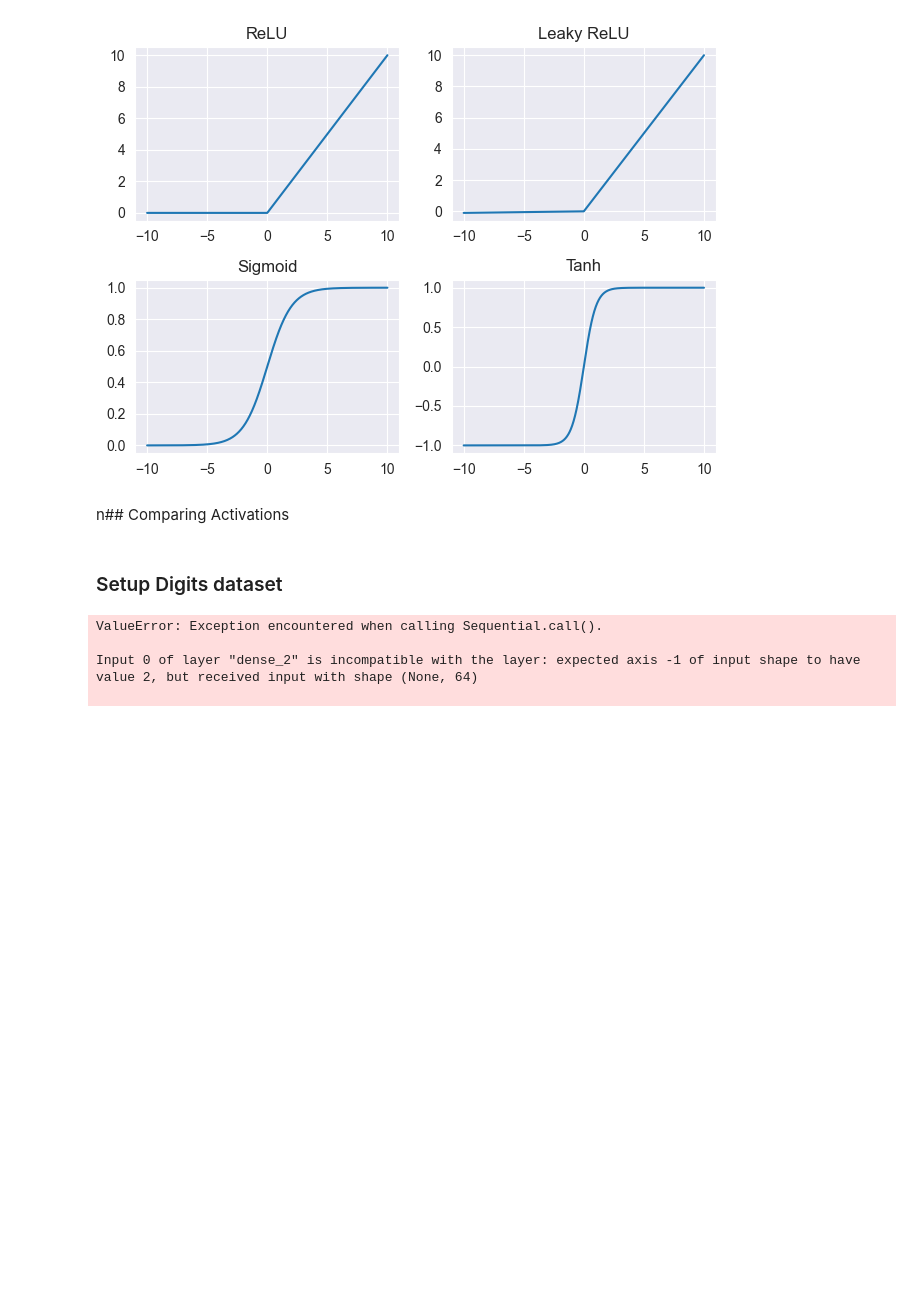
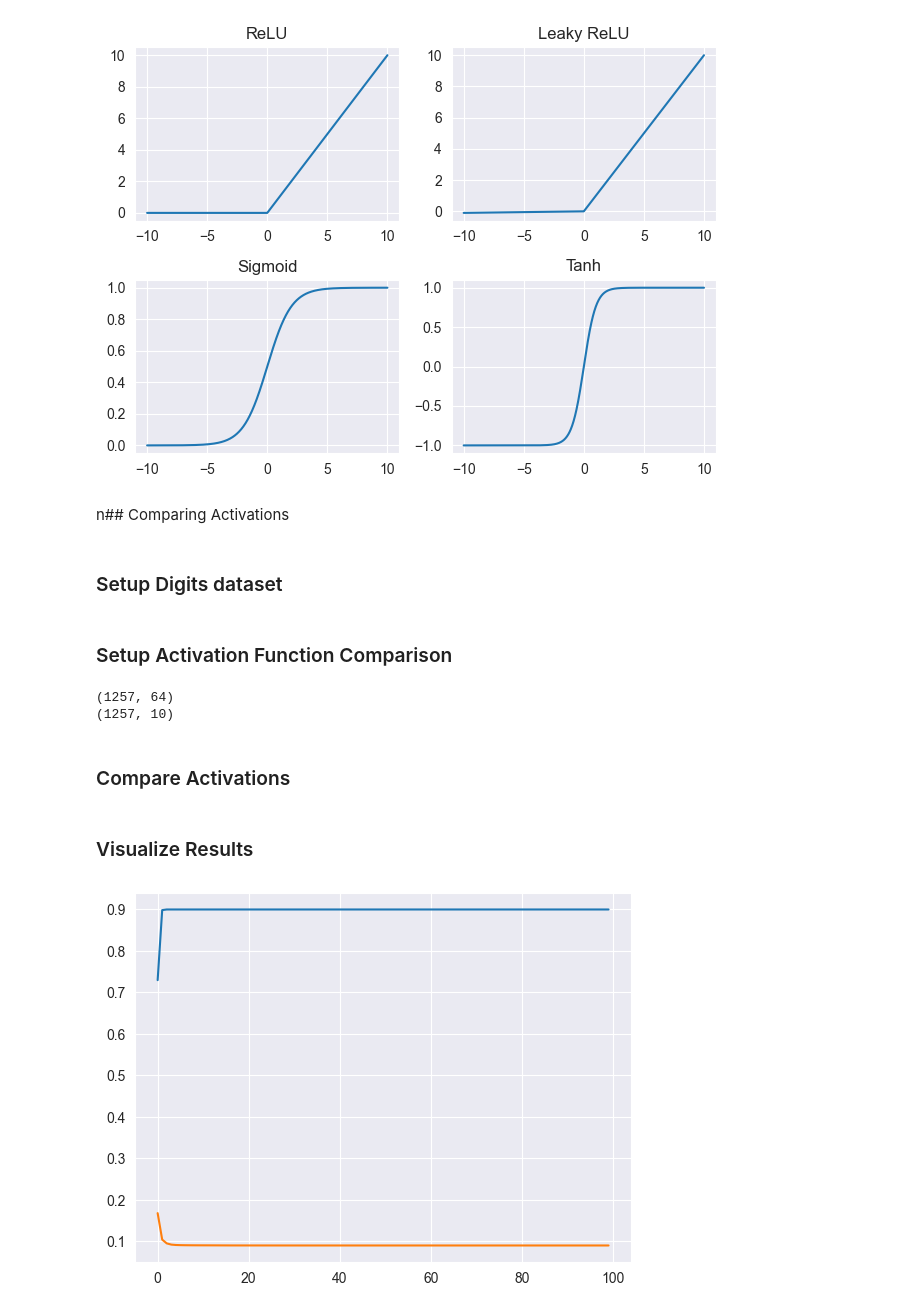
Before and after one commit to bodhichristian/notebooks, a Jupyter notebook: ml/deep_learning/activation_functions.ipynb, the cells around one changed output. Saved outputs shown, nothing was run; the diff lists cells and outputs as text; code cells hidden in the pictures; blank space fills up the shorter version.

Commit message:
Add notes on comparing activation functions

```diff
--- a/ml/deep_learning/activation_functions.ipynb
+++ b/ml/deep_learning/activation_functions.ipynb
@@ -44,25 +44,43 @@ X_train, X_test, y_train, y_test = train_test_split(X, y, test_size=0.3, random_
 # One-hot encode the labels using get_dummies and overwrite previous values
 y_train = pd.get_dummies(y_train).values
 y_test = pd.get_dummies(y_test).values
+# %% [markdown]
+### Setup Activation Function Comparison
 # %%
 np.random.seed(1)
 
-def get_model(activation_function):
+def get_model(n_features, activation_function):
     model = Sequential()
     model.compile(loss='mse', optimizer='adam', metrics=['accuracy'])
-    model.add(Dense(4, input_shape=(2,), activation=activation_function))
+    model.add(Dense(4, input_shape=(n_features,), activation=activation_function))
     model.add(Dense(1, activation='sigmoid'))
     return model
-
-activations = ['relu', 'leaky_relu', 'sigmoid', 'tanh']
-activation_results = {}
-
-for activation in activations:
-    model = get_model(activation)
-    history = model.fit(X_train, y_train, validation_data=(X_test, y_test), epochs=20, verbose=0)
-    activation_results[activation] = history
 # %% [output]
-ValueError: Exception encountered when calling Sequential.call().
-
-Input 0 of layer "dense_2" is incompatible with the layer: expected axis -1 of input shape to have value 2, but received input with shape (None, 64)
-
+(1257, 64)
+(1257, 10)
+# %% [markdown]
+### Compare Activations
+# %%
+activations = ['relu', 'leaky_relu', 'sigmoid', 'tanh']
+activation_results = {}
+val_acc_per_function = {}
+val_loss_per_function = {}
+
+for activation in activations:
+    model = get_model(X_train.shape[1], activation)
+    h_callback = model.fit(X_train, y_train, validation_data=(X_test, y_test), epochs=100, verbose=0)
+    activation_results[activation] = h_callback
+    val_acc_per_function = h_callback.history['val_accuracy']
+    val_loss_per_function = h_callback.history['val_loss']
+# %% [markdown]
+### Visualize Results
+# %%
+accuracy_df = pd.DataFrame(val_acc_per_function)
+plt.plot(accuracy_df)
+
+loss_df = pd.DataFrame(val_loss_per_function)
+plt.plot(loss_df)
+
+plt.show()
+# %% [output]
+[figure, added]
```
